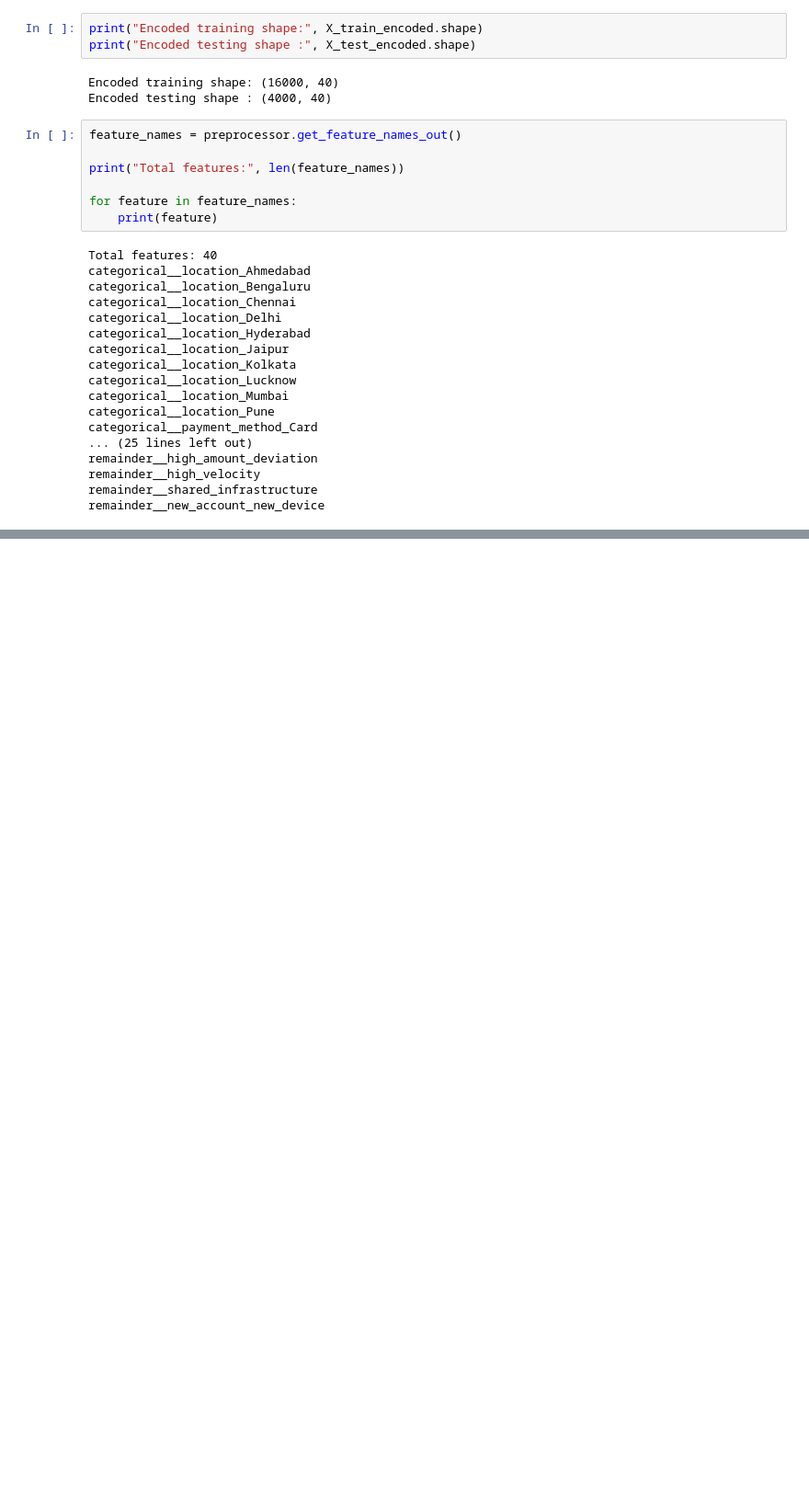
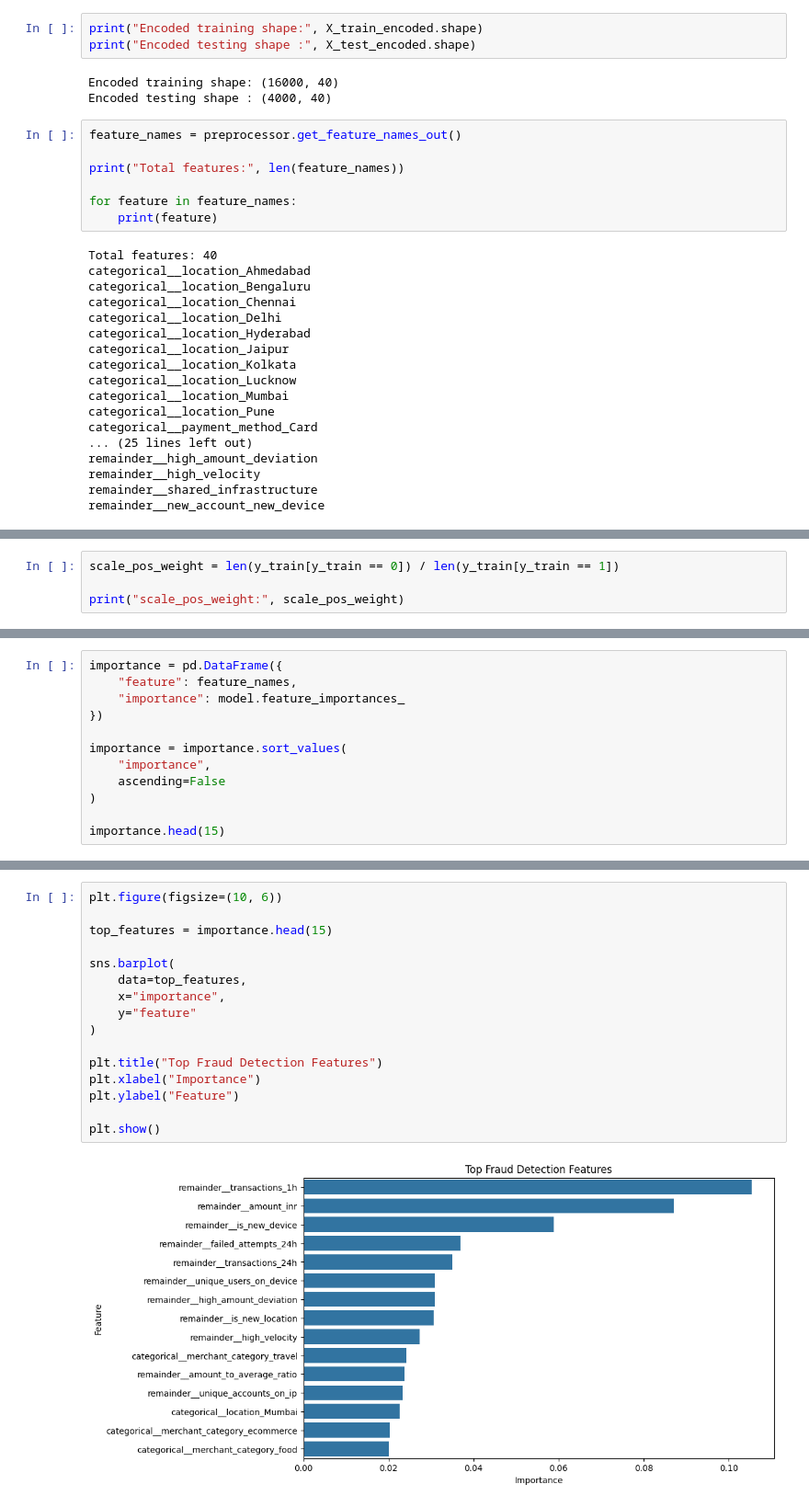
Before and after one commit to Mahakchoudhari/RazorAttack_Lab, a Jupyter notebook: notebooks/Model_01.ipynb, the cells around one changed output, grey strips where cells are left out. Shown at 92% size. Drawn from its saved outputs; the diff is of its cells as text; blank space fills up the shorter version.

```diff
--- a/notebooks/Model_01.ipynb
+++ b/notebooks/Model_01.ipynb
@@ -647,0 +652,4 @@ remainder__new_account_new_device
+# %%
+scale_pos_weight = len(y_train[y_train == 0]) / len(y_train[y_train == 1])
+
+print("scale_pos_weight:", scale_pos_weight)
@@ -647,0 +770,12 @@ remainder__new_account_new_device
+# %%
+importance = pd.DataFrame({
+    "feature": feature_names,
+    "importance": model.feature_importances_
+})
+
+importance = importance.sort_values(
+    "importance",
+    ascending=False
+)
+
+importance.head(15)
@@ -647,0 +799,18 @@ remainder__new_account_new_device
+# %%
+plt.figure(figsize=(10, 6))
+
+top_features = importance.head(15)
+
+sns.barplot(
+    data=top_features,
+    x="importance",
+    y="feature"
+)
+
+plt.title("Top Fraud Detection Features")
+plt.xlabel("Importance")
+plt.ylabel("Feature")
+
+plt.show()
+# %% [output]
+[figure, added]
```
Also changed, not shown: parts of 21 cells of this notebook.
